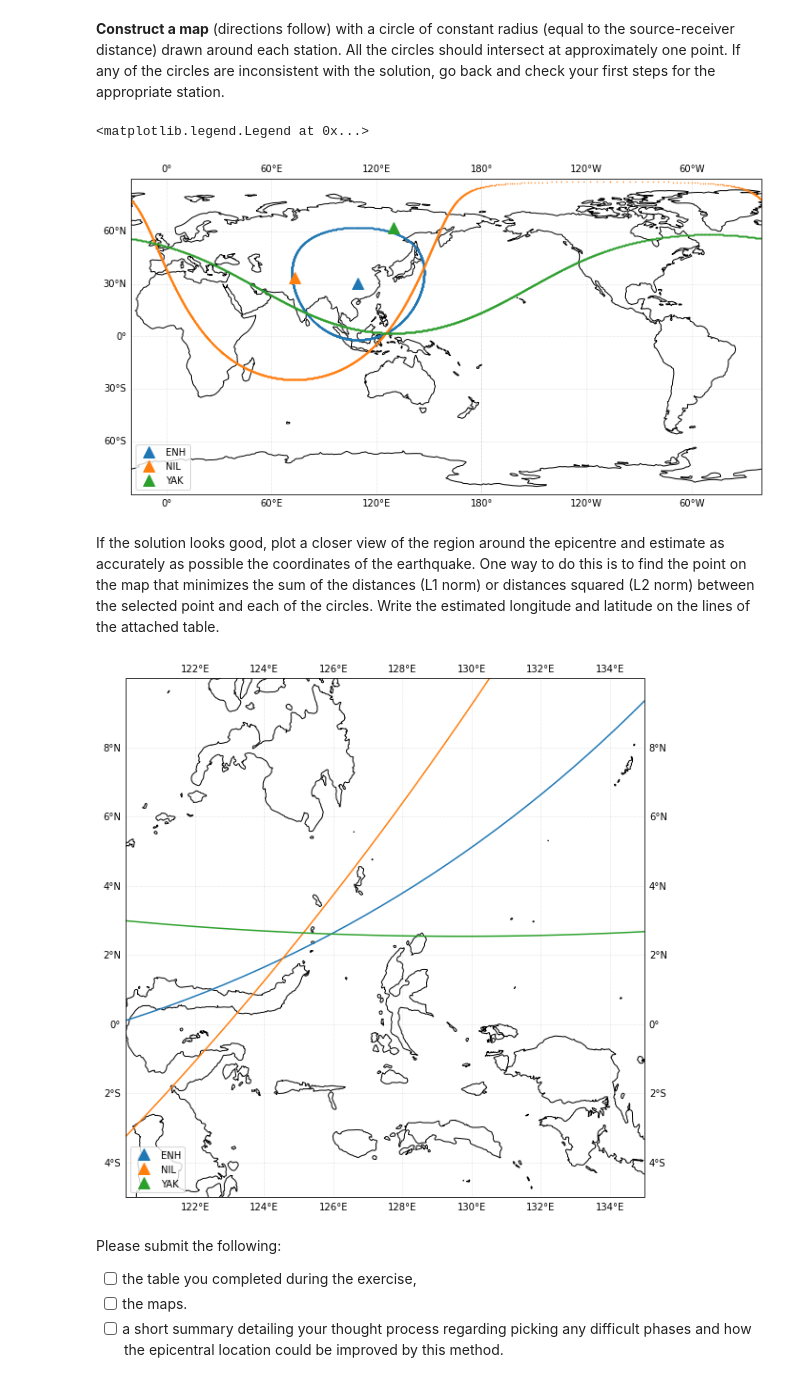
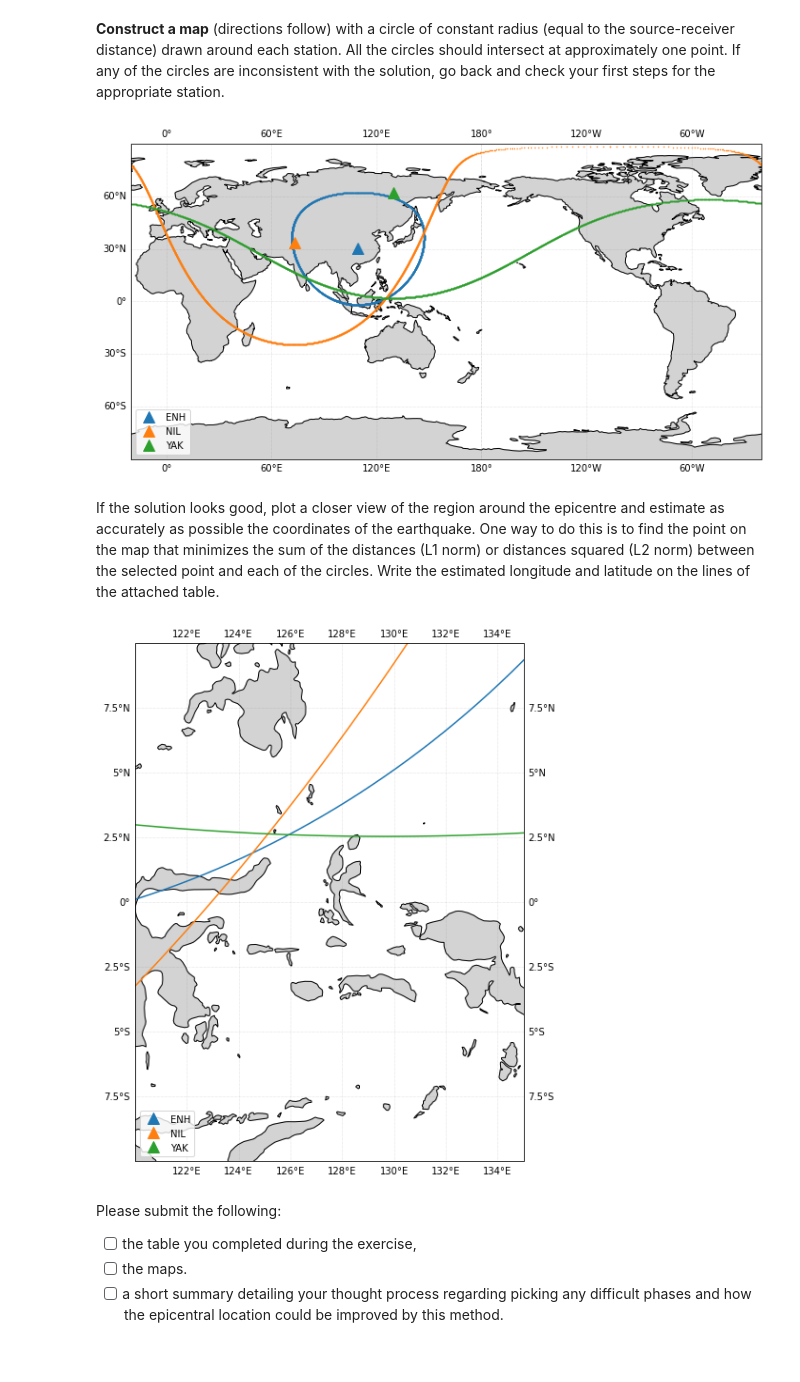
Before and after one commit to sheng09/PHYS3070-6070-Lastest, a Jupyter notebook: Lab1/part1.ipynb, the cells around one changed output. Cells and saved outputs as stored; diff of their text form; code cells hidden in the pictures.

```diff
--- a/Lab1/part1.ipynb
+++ b/Lab1/part1.ipynb
@@ -109,6 +110,7 @@ ax = fig.add_subplot(1, 1, 1, projection=ccrs.PlateCarree(central_longitude=160.
 # make the map global rather than have it zoom in to
 # the extents of any plotted data
 ax.set_global()
+ax.add_feature(cfeature.LAND, color='lightgray')
 ax.coastlines()
 app = cartopy.geodesic.Geodesic()
 for stnm, v in measurements.items():
@@ -121,38 +123,40 @@ for stnm, v in measurements.items():
 ax.gridlines(crs=ccrs.PlateCarree(), draw_labels=True, linewidth=0.5, color='gray', alpha=0.5, linestyle=':')
 ax.legend(loc='lower left')
 
+plt.savefig('global.jpg', bbox_inches = 'tight', pad_inches = 0.1)
 # well, in the generate figure, the circles intersect. The intersection point is the inverted location for the earthquake.
 #
 # %% [output]
-<matplotlib.legend.Legend at 0x...>
-[figure, old version]
+[figure, new version]
 # %% [markdown]
 If the solution looks good, plot a closer view of the region around the epicentre and estimate as accurately as possible the coordinates of the earthquake. One way to do this is to find the point on the map that minimizes the sum of the distances (L1 norm) or distances squared (L2 norm) between the selected point and each of the circles. Write the estimated longitude and latitude on the lines of the attached table.
 # %%
 fig = plt.figure(figsize=(12, 10))
 ax = fig.add_subplot(1, 1, 1, projection=ccrs.PlateCarree(central_longitude=160.0))
 
 ax.coastlines()
+ax.add_feature(cfeature.LAND, color='lightgray')
 app = cartopy.geodesic.Geodesic()
 for stnm, v in measurements.items():
     stlo, stla, dist = v['stlo'], v['stla'], v['dist']
     line, = ax.plot(stlo, stla, '^', markersize=12, label=stnm, transform=ccrs.PlateCarree() )
     radius_in_meter = dist*110000 # convert degree to meter
     circle_points = app.circle(lon=stlo, lat=stla, radius=radius_in_meter, n_samples=1000, endpoint=True)
     ax.plot(circle_points[:,0], circle_points[:,1], '-', color=line.get_color(), markersize=3, transform=ccrs.PlateCarree())
 
 ax.gridlines(crs=ccrs.PlateCarree(), draw_labels=True, linewidth=0.5, color='gray', alpha=0.5, linestyle=':')
 ax.legend(loc='lower left')
-ax.set_extent([120, 135, -5, 10], crs=ccrs.PlateCarree())
+ax.set_extent([120, 135, -10, 10], crs=ccrs.PlateCarree())
 
+plt.savefig('local.jpg', bbox_inches = 'tight', pad_inches = 0.1)
 # The generated Figure presents a closer view. It shows the imperfection of the result.
 # The circles do not intersect at a single point!
 #
 # Think about a way find the point on the map that minimizes the sum of the distances (L1 norm) or
 # distances squared (L2 norm) between the selected point and each of the circles.
 # Write the estimated longitude and latitude on the lines of the attached table.
 # %% [output]
-[figure, old version]
+[figure, new version]
 # %% [markdown]
 Please submit the following:
 
```
Also changed, not shown: parts of 1 cell of this notebook, 2 other files.
